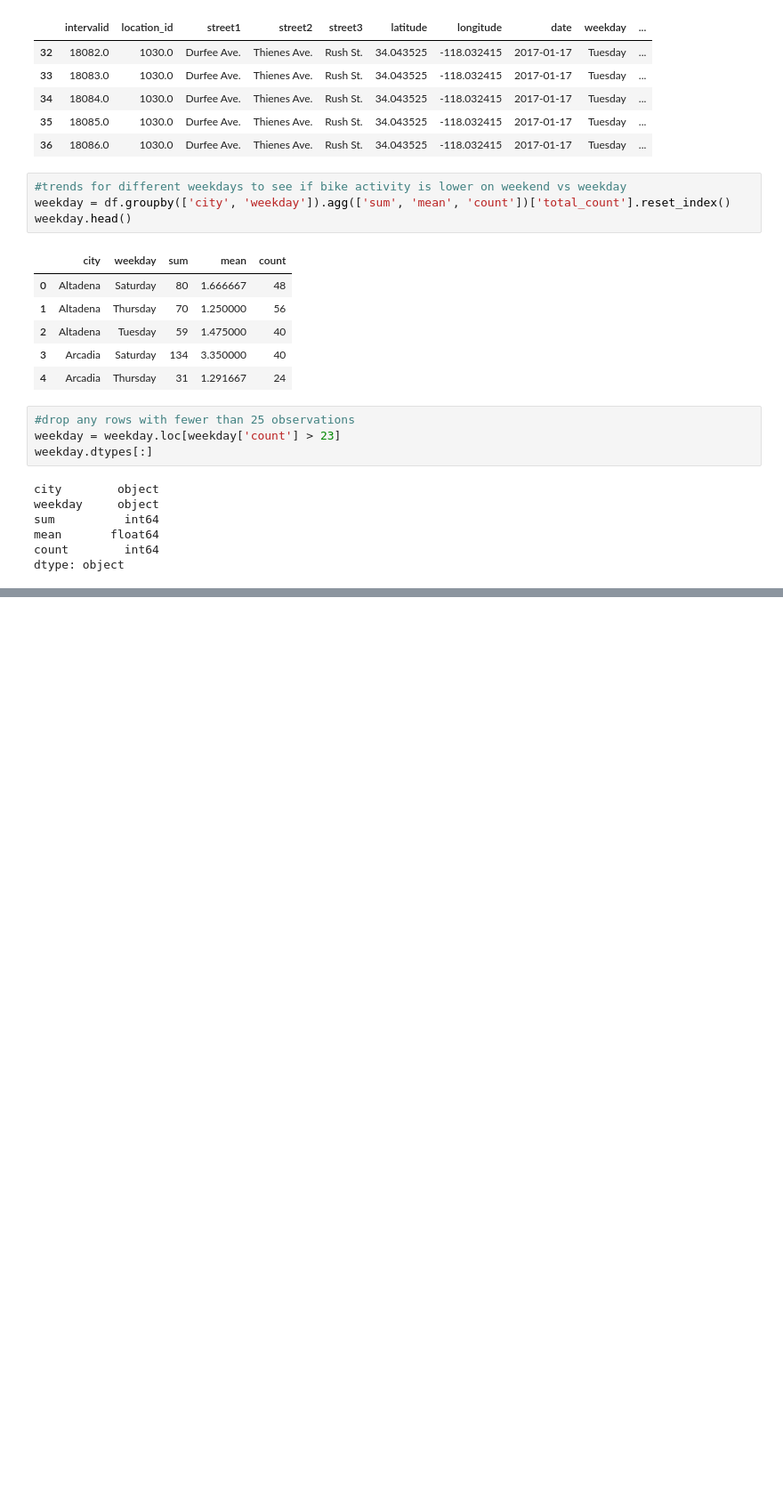
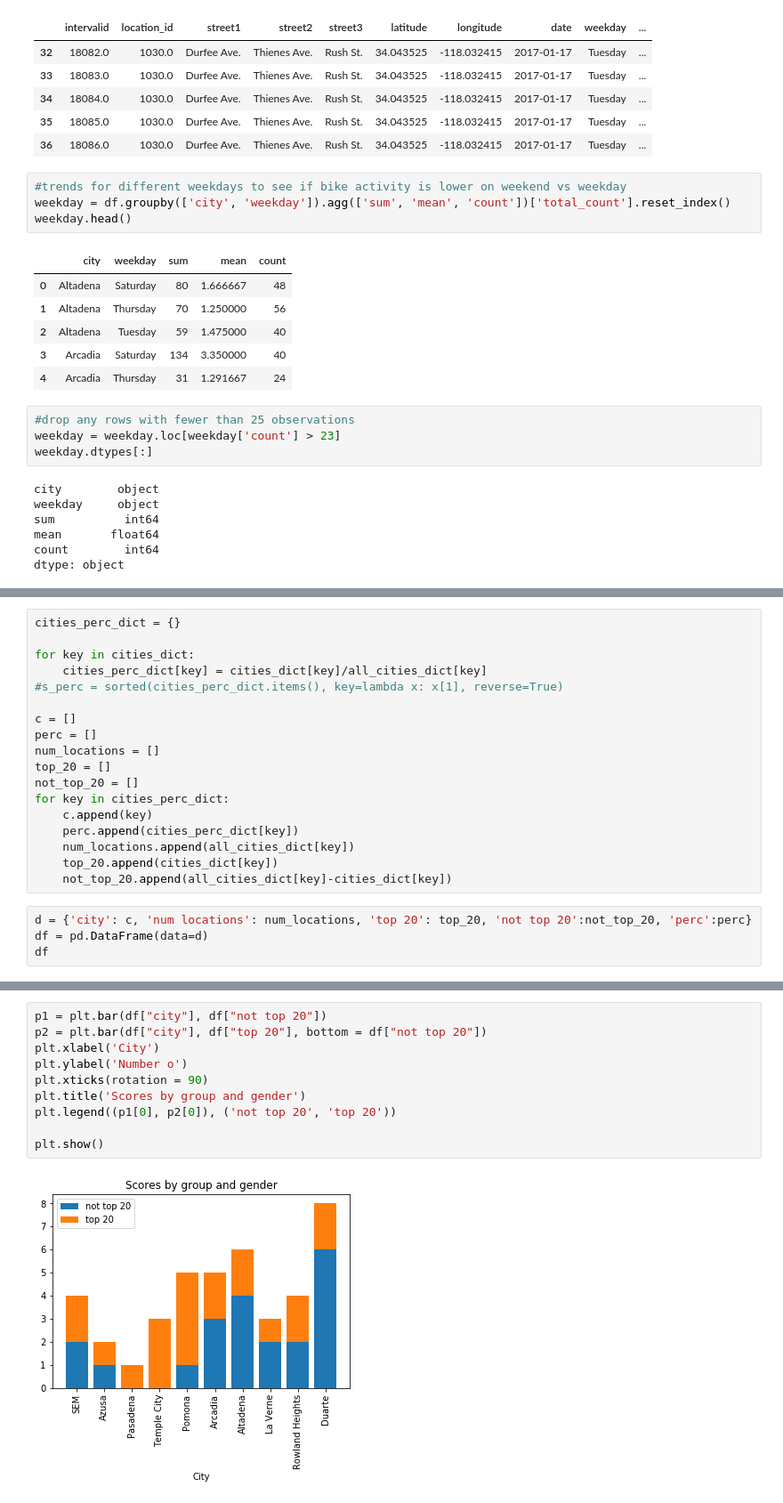
Before and after one commit to zihaoxu/BikeSGV, a Jupyter notebook: notebook/Analysis/03a-starter-code-for-temporal-trends.ipynb, the cells around one changed output, grey strips where cells are left out. Shown at 89% size. Saved outputs shown, nothing was run; the diff lists cells and outputs as text; blank space fills up the shorter version.

```diff
--- a/notebook/Analysis/03a-starter-code-for-temporal-trends.ipynb
+++ b/notebook/Analysis/03a-starter-code-for-temporal-trends.ipynb
@@ -414,0 +486,22 @@ for k, v in s:
+# %%
+cities_perc_dict = {}
+
+for key in cities_dict:
+    cities_perc_dict[key] = cities_dict[key]/all_cities_dict[key]
+#s_perc = sorted(cities_perc_dict.items(), key=lambda x: x[1], reverse=True)
+
+c = []
+perc = []
+num_locations = []
+top_20 = []
+not_top_20 = []
+for key in cities_perc_dict:
+    c.append(key)
+    perc.append(cities_perc_dict[key])
+    num_locations.append(all_cities_dict[key])
+    top_20.append(cities_dict[key])
+    not_top_20.append(all_cities_dict[key]-cities_dict[key])
+# %%
+d = {'city': c, 'num locations': num_locations, 'top 20': top_20, 'not top 20':not_top_20, 'perc':perc}
+df = pd.DataFrame(data=d)
+df
@@ -414,0 +520,12 @@ for k, v in s:
+# %%
+p1 = plt.bar(df["city"], df["not top 20"])
+p2 = plt.bar(df["city"], df["top 20"], bottom = df["not top 20"])
+plt.xlabel('City')
+plt.ylabel('Number o')
+plt.xticks(rotation = 90)
+plt.title('Scores by group and gender')
+plt.legend((p1[0], p2[0]), ('not top 20', 'top 20'))
+
+plt.show()
+# %% [output]
+[figure, added]
```
Also changed, not shown: parts of 17 cells of this notebook.
